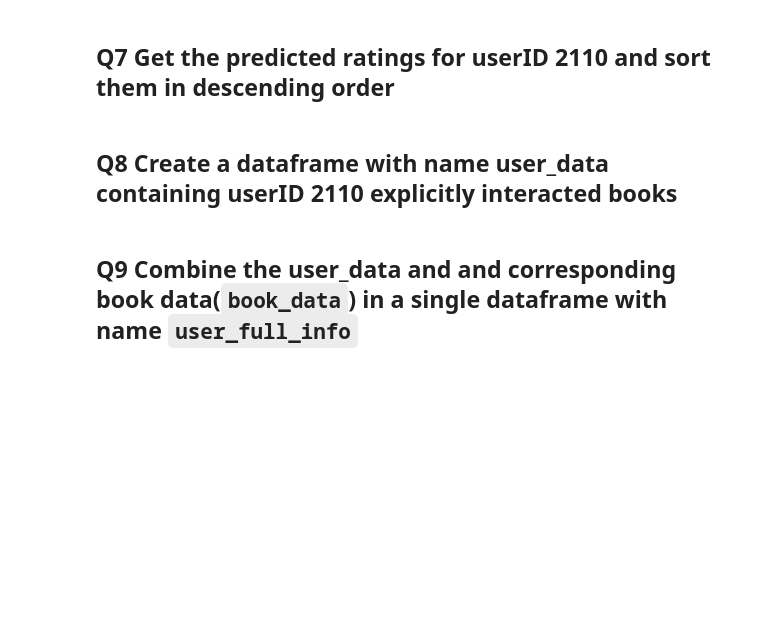
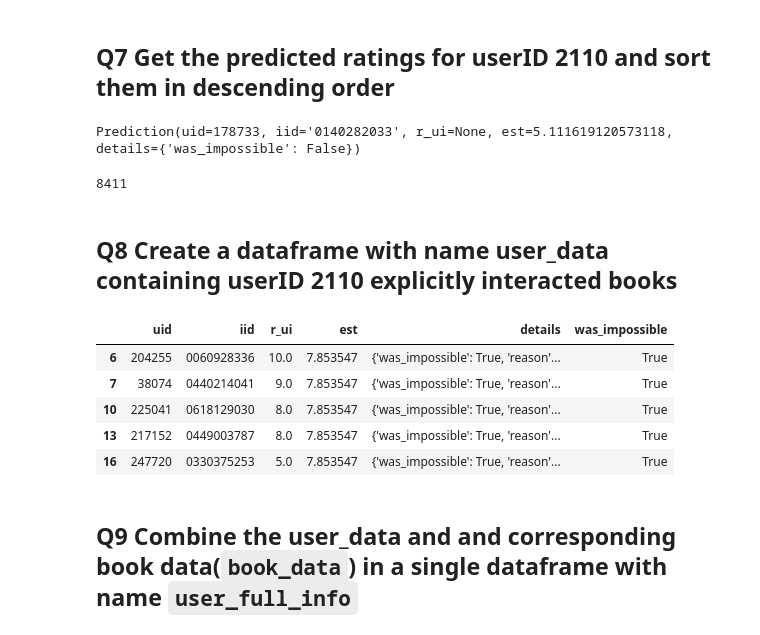
Before and after one commit to GreatLearningAIML1/mumbai-nov-batch-GundappaGavandi, a Jupyter notebook: R5_External_Lab_Collaborative_CBRS_PBRS.ipynb, the cells around one changed output. Saved outputs shown, nothing was run; the diff lists cells and outputs as text; code cells hidden in the pictures; blank space fills up the shorter version.

```diff
--- a/R5_External_Lab_Collaborative_CBRS_PBRS.ipynb
+++ b/R5_External_Lab_Collaborative_CBRS_PBRS.ipynb
@@ -501,7 +504,27 @@ Note: Execute the below cells to get the variables loaded
 userID = 2110
 # %% [markdown]
 ## Q7 Get the predicted ratings for userID 2110 and sort them in descending order
+# %%
+svd_model.predict(uid = trainset.to_raw_uid(2110), iid = trainset.to_raw_iid(0))
+# %% [output]
+Prediction(uid=178733, iid='0140282033', r_ui=None, est=5.111619120573118, details={'was_impossible': False})
+# %%
+len(testset)
+# %% [output]
+8411
 # %% [markdown]
 ## Q8 Create a dataframe with name user_data containing userID 2110 explicitly interacted books
+# %%
+test_pred_df = pd.DataFrame(test_pred)
+test_pred_df["was_impossible"] = [x["was_impossible"] for x in test_pred_df["details"]]
+# %%
+test_pred_df.loc[test_pred_df.was_impossible].head(5)
+# %% [output]
+|  | uid | iid | r_ui | est | details | was_impossible |
+| 6 | 204255 | 0060928336 | 10.0 | 7.853547 | {'was_impossible': True, 'reason'... | True |
+| 7 | 38074 | 0440214041 | 9.0 | 7.853547 | {'was_impossible': True, 'reason'... | True |
+| 10 | 225041 | 0618129030 | 8.0 | 7.853547 | {'was_impossible': True, 'reason'... | True |
+| 13 | 217152 | 0449003787 | 8.0 | 7.853547 | {'was_impossible': True, 'reason'... | True |
+| 16 | 247720 | 0330375253 | 5.0 | 7.853547 | {'was_impossible': True, 'reason'... | True |
 # %% [markdown]
 ## Q9 Combine the user_data and and corresponding book data(`book_data`) in a single dataframe with name `user_full_info`
```
Also changed, not shown: parts of 7 cells of this notebook.
